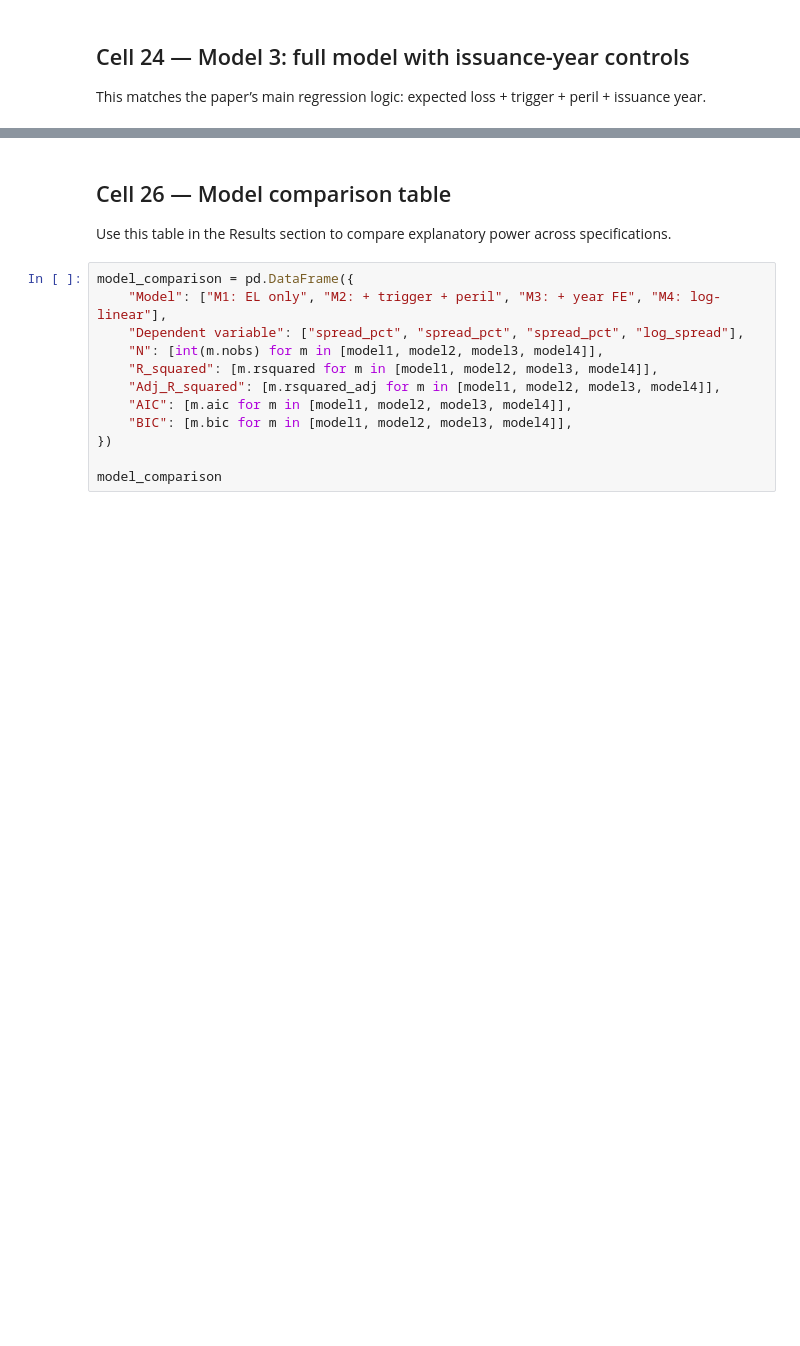
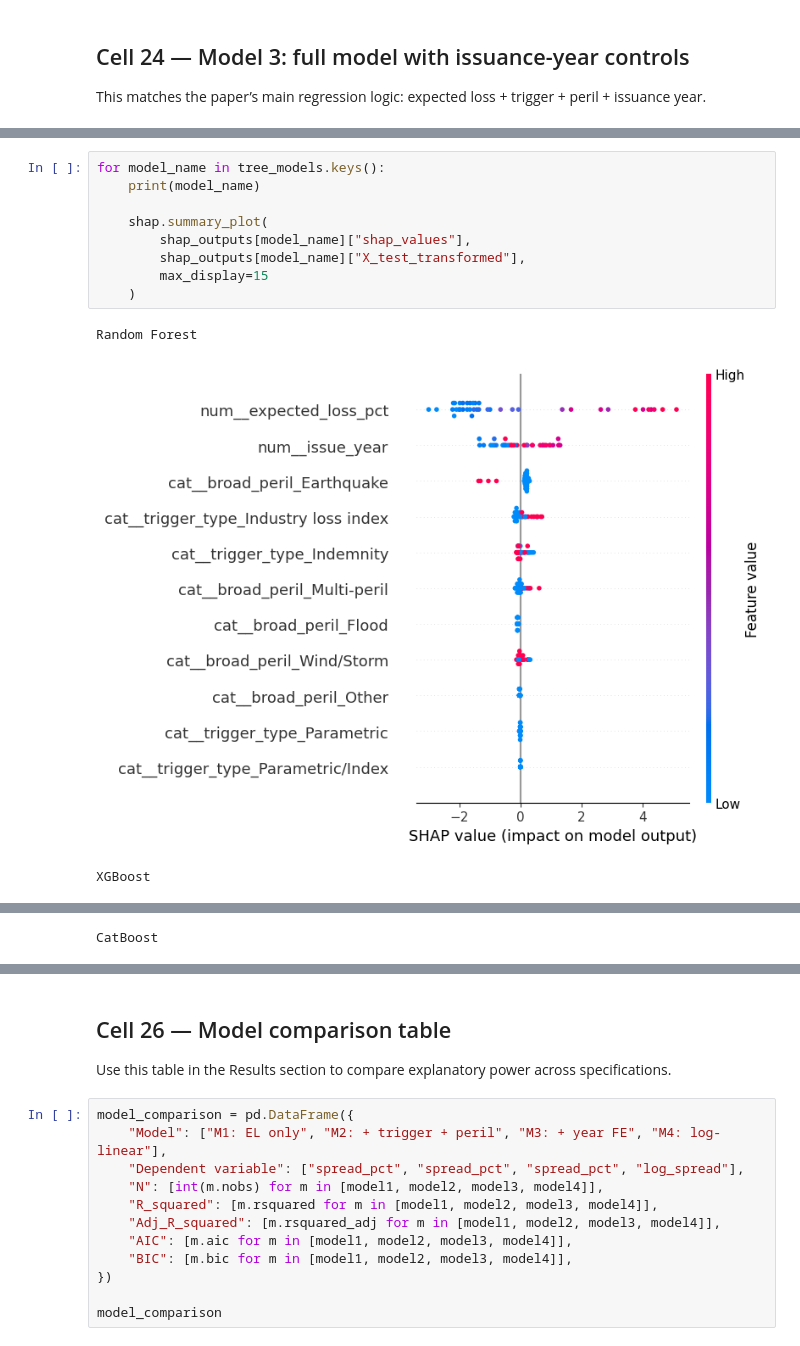
Before and after one commit to justusstraus/Catbond-pricing-variables, a Jupyter notebook: MCFI_4_Python_completed.ipynb, the cells around one changed output, grey strips where cells are left out. Drawn from its saved outputs; the diff is of its cells as text; blank space fills up the shorter version.

```diff
--- a/MCFI_4_Python_completed.ipynb
+++ b/MCFI_4_Python_completed.ipynb
@@ -455,0 +1223,13 @@ print(model4.summary())
+# %%
+for model_name in tree_models.keys():
+    print(model_name)
+
+    shap.summary_plot(
+        shap_outputs[model_name]["shap_values"],
+        shap_outputs[model_name]["X_test_transformed"],
+        max_display=15
+    )
+# %% [output]
+Random Forest
+[figure, added]
+XGBoost
@@ -455,0 +1237 @@ print(model4.summary())
+CatBoost
```
Also changed, not shown: parts of 54 cells of this notebook.
